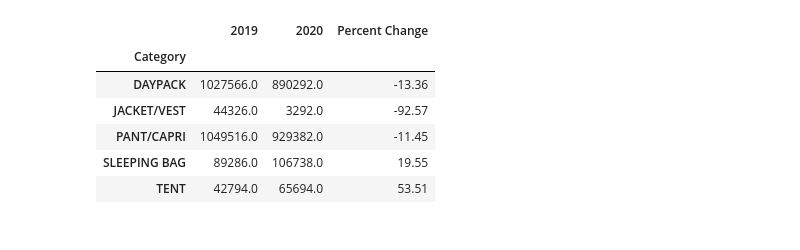
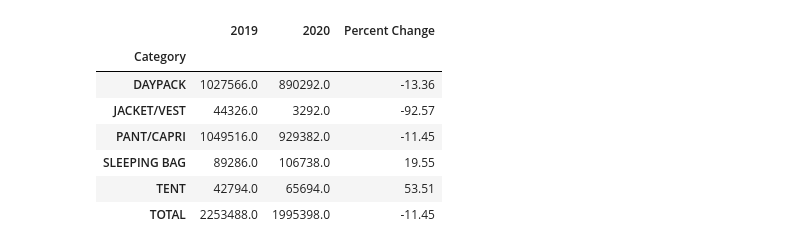
Before and after one commit to lstark85/Project1, a Jupyter notebook: starter_code.ipynb, the cells around one changed output. Drawn from its saved outputs; the diff is of its cells as text; code cells hidden in the pictures.

Commit message:
Adjust summary table to add total

```diff
--- a/starter_code.ipynb
+++ b/starter_code.ipynb
@@ -57,19 +57,39 @@ plt.tight_layout()
 # %% [output]
 [interactive output not drawn]
 [interactive output not drawn]
-# %%
-sum_table = sum_by_cat.unstack(0)
-#sum_table = sum_table.reset_index()
-sum_table.columns.name = None
-#sum_table['Percent Change'] = round((sum_table['Units', 2020] - sum_table['Units', 2019]) / sum_table['Units', 2019] * 100, 2)
-sum_table['Percent Change'] = round((sum_table[2020] - sum_table[2019]) / sum_table[2019] * 100, 2)
-
-sum_table
-# %% [output]
-|  | 2019 | 2020 | Percent Change |
-| Category |  |  |  |
-| DAYPACK | 1027566.0 | 890292.0 | -13.36 |
-| JACKET/VEST | 44326.0 | 3292.0 | -92.57 |
-| PANT/CAPRI | 1049516.0 | 929382.0 | -11.45 |
-| SLEEPING BAG | 89286.0 | 106738.0 | 19.55 |
-| TENT | 42794.0 | 65694.0 | 53.51 |
+# %%
+sum_table = sum_by_cat.unstack(0)
+sum_table.columns.name = None
+
+#Create a column for the percent change
+sum_table['Percent Change'] = round((sum_table[2020] - sum_table[2019]) / sum_table[2019] * 100, 2)
+
+#Reset index
+sum_table = sum_table.reset_index()
+
+#Get the sum of all the values
+ttotal = sum_table.sum()
+
+#Gets the total percentage change
+total_change = round(((ttotal[2020] - ttotal[2019]) / ttotal[2019])*100, 2)
+
+#Adds a new row below everything have the total values
+sum_table = sum_table.append({'Category': 'TOTAL'}, ignore_index=True)
+
+#Adds the totals in the dataframe
+sum_table.iloc[5,1] = ttotal[2019]
+sum_table.iloc[5,2] = ttotal[2020]
+sum_table.iloc[5,3] = total_change
+
+#Set the index to be category to get rid of index number
+sum_table = sum_table.set_index('Category')
+sum_table
+# %% [output]
+|  | 2019 | 2020 | Percent Change |
+| Category |  |  |  |
+| DAYPACK | 1027566.0 | 890292.0 | -13.36 |
+| JACKET/VEST | 44326.0 | 3292.0 | -92.57 |
+| PANT/CAPRI | 1049516.0 | 929382.0 | -11.45 |
+| SLEEPING BAG | 89286.0 | 106738.0 | 19.55 |
+| TENT | 42794.0 | 65694.0 | 53.51 |
+| TOTAL | 2253488.0 | 1995398.0 | -11.45 |
```
